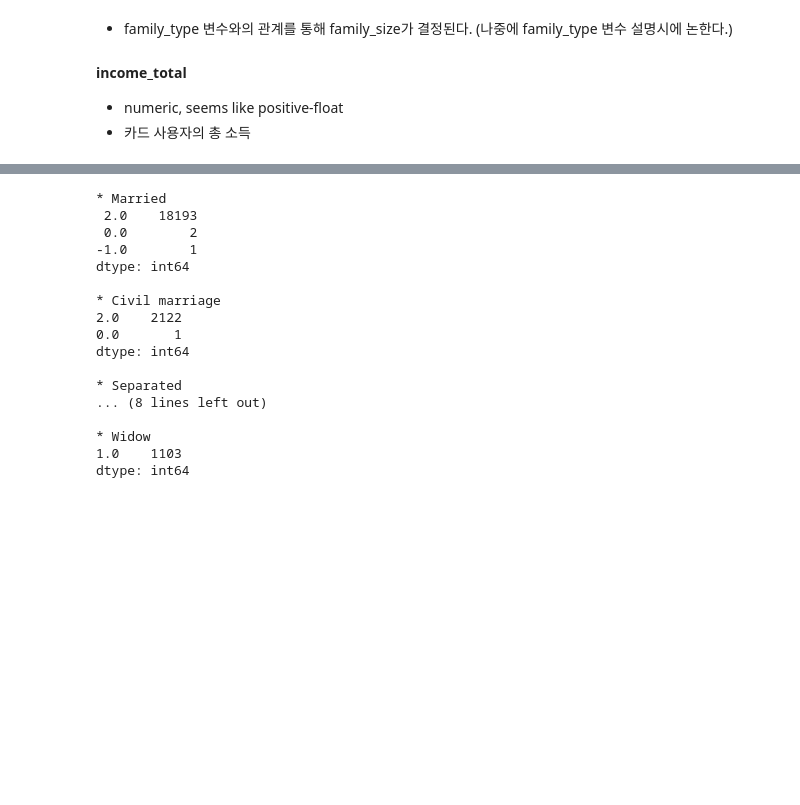
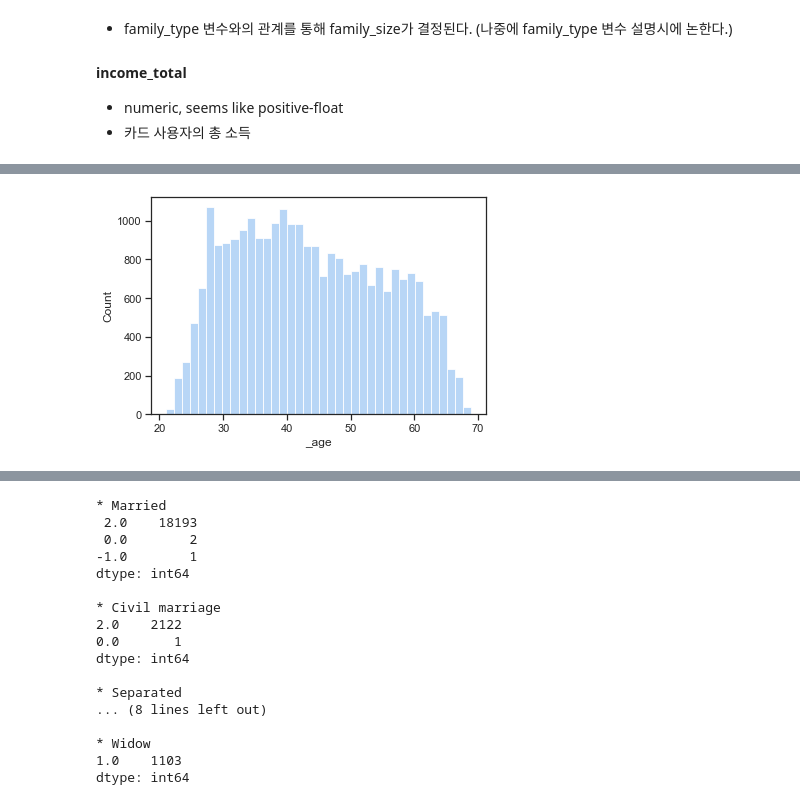
Before and after one commit to Gangtaro/data_science_repository, a Jupyter notebook: COMPETETION_LOG/DACON_210405_credit/dacon_credit_project.ipynb, the cells around one changed output, grey strips where cells are left out. Saved outputs shown, nothing was run; the diff lists cells and outputs as text; code cells hidden in the pictures; blank space fills up the shorter version.

```diff
--- a/COMPETETION_LOG/DACON_210405_credit/dacon_credit_project.ipynb
+++ b/COMPETETION_LOG/DACON_210405_credit/dacon_credit_project.ipynb
@@ -256,0 +269,6 @@ memory usage: 5.9+ MB
+# %%
+train['_age'] = train.DAYS_BIRTH.apply(lambda x : -x/365.25)
+sns.histplot(train._age)
+plt.show()
+# %% [output]
+[figure, added]
```
Also changed, not shown: parts of 36 cells of this notebook.
